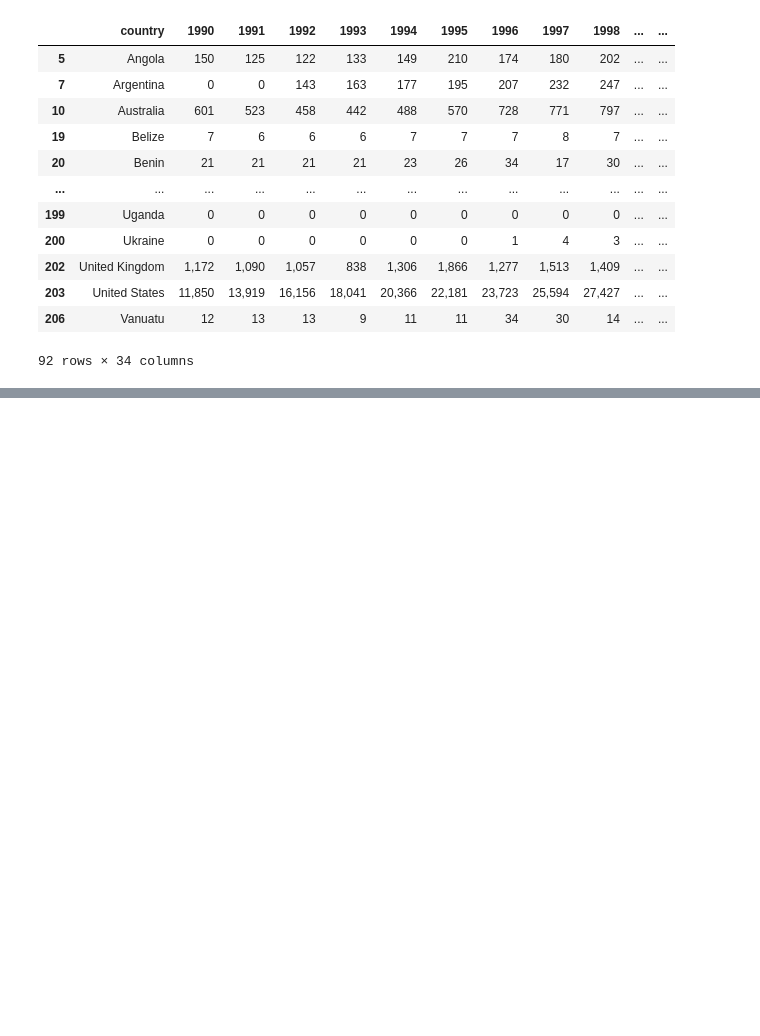
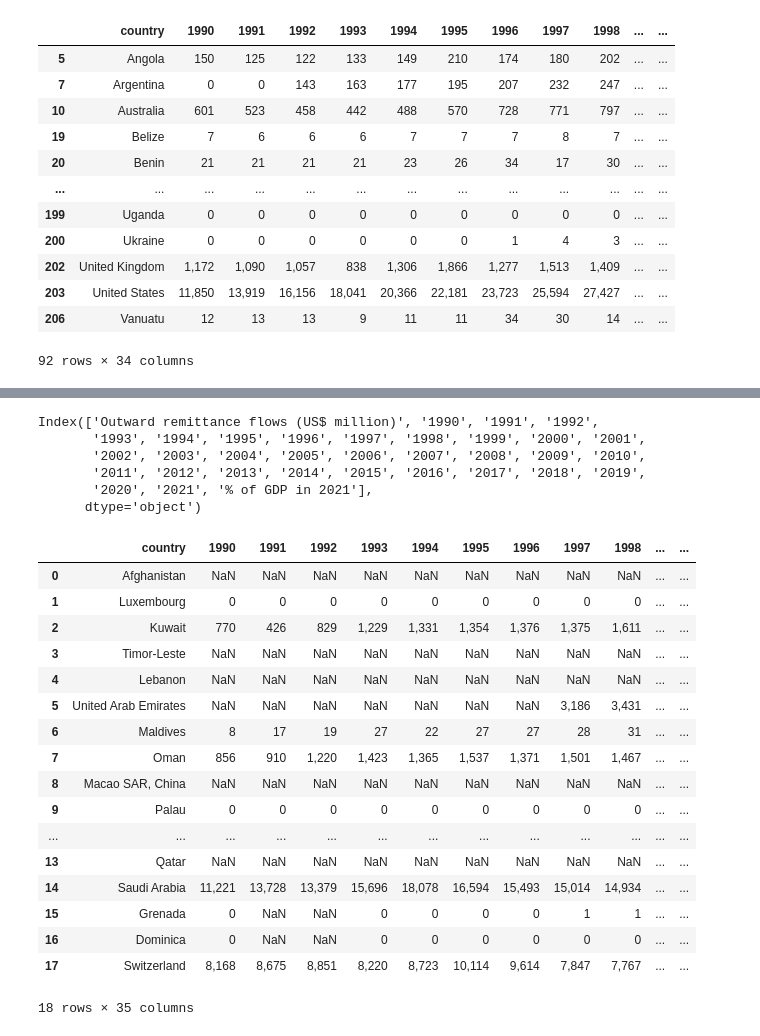
Before and after one commit to kellywaldro/remittances, a Jupyter notebook: cleaning_outflows.ipynb, the cells around one changed output, grey strips where cells are left out. Saved outputs shown, nothing was run; the diff lists cells and outputs as text; code cells hidden in the pictures; blank space fills up the shorter version.

```diff
--- a/cleaning_outflows.ipynb
+++ b/cleaning_outflows.ipynb
@@ -94,2 +142,40 @@ remittances.to_csv('./outward_remittances.csv', index=False)
 # %%
-df = pd.read_csv('./outward_remittances.csv')
+df = pd.read_csv("outward_remit_top_17.csv")
+# %%
+df.columns
+# %% [output]
+Index(['Outward remittance flows (US$ million)', '1990', '1991', '1992',
+       '1993', '1994', '1995', '1996', '1997', '1998', '1999', '2000', '2001',
+       '2002', '2003', '2004', '2005', '2006', '2007', '2008', '2009', '2010',
+       '2011', '2012', '2013', '2014', '2015', '2016', '2017', '2018', '2019',
+       '2020', '2021', '% of GDP in 2021'],
+      dtype='object')
+# %%
+# rename first column
+
+df.rename(columns={'Outward remittance flows (US$ million)':'country'}, inplace=True)
+# %%
+# join income levels to the top 17 remittance countries
+
+df = pd.merge(df, income_levels, on='country', how='inner')
+# %%
+df
+# %% [output]
+|  | country | 1990 | 1991 | 1992 | 1993 | 1994 | 1995 | 1996 | 1997 | 1998 | ... | ... |
+| 0 | Afghanistan | NaN | NaN | NaN | NaN | NaN | NaN | NaN | NaN | NaN | ... | ... |
+| 1 | Luxembourg | 0 | 0 | 0 | 0 | 0 | 0 | 0 | 0 | 0 | ... | ... |
+| 2 | Kuwait | 770 | 426 | 829 | 1,229 | 1,331 | 1,354 | 1,376 | 1,375 | 1,611 | ... | ... |
+| 3 | Timor-Leste | NaN | NaN | NaN | NaN | NaN | NaN | NaN | NaN | NaN | ... | ... |
+| 4 | Lebanon | NaN | NaN | NaN | NaN | NaN | NaN | NaN | NaN | NaN | ... | ... |
+| 5 | United Arab Emirates | NaN | NaN | NaN | NaN | NaN | NaN | NaN | 3,186 | 3,431 | ... | ... |
+| 6 | Maldives | 8 | 17 | 19 | 27 | 22 | 27 | 27 | 28 | 31 | ... | ... |
+| 7 | Oman | 856 | 910 | 1,220 | 1,423 | 1,365 | 1,537 | 1,371 | 1,501 | 1,467 | ... | ... |
+| 8 | Macao SAR, China | NaN | NaN | NaN | NaN | NaN | NaN | NaN | NaN | NaN | ... | ... |
+| 9 | Palau | 0 | 0 | 0 | 0 | 0 | 0 | 0 | 0 | 0 | ... | ... |
+| ... | ... | ... | ... | ... | ... | ... | ... | ... | ... | ... | ... | ... |
+| 13 | Qatar | NaN | NaN | NaN | NaN | NaN | NaN | NaN | NaN | NaN | ... | ... |
+| 14 | Saudi Arabia | 11,221 | 13,728 | 13,379 | 15,696 | 18,078 | 16,594 | 15,493 | 15,014 | 14,934 | ... | ... |
+| 15 | Grenada | 0 | NaN | NaN | 0 | 0 | 0 | 0 | 1 | 1 | ... | ... |
+| 16 | Dominica | 0 | NaN | NaN | 0 | 0 | 0 | 0 | 0 | 0 | ... | ... |
+| 17 | Switzerland | 8,168 | 8,675 | 8,851 | 8,220 | 8,723 | 10,114 | 9,614 | 7,847 | 7,767 | ... | ... |
+18 rows × 35 columns
```
Also changed, not shown: parts of 13 cells of this notebook, 3 other files.
